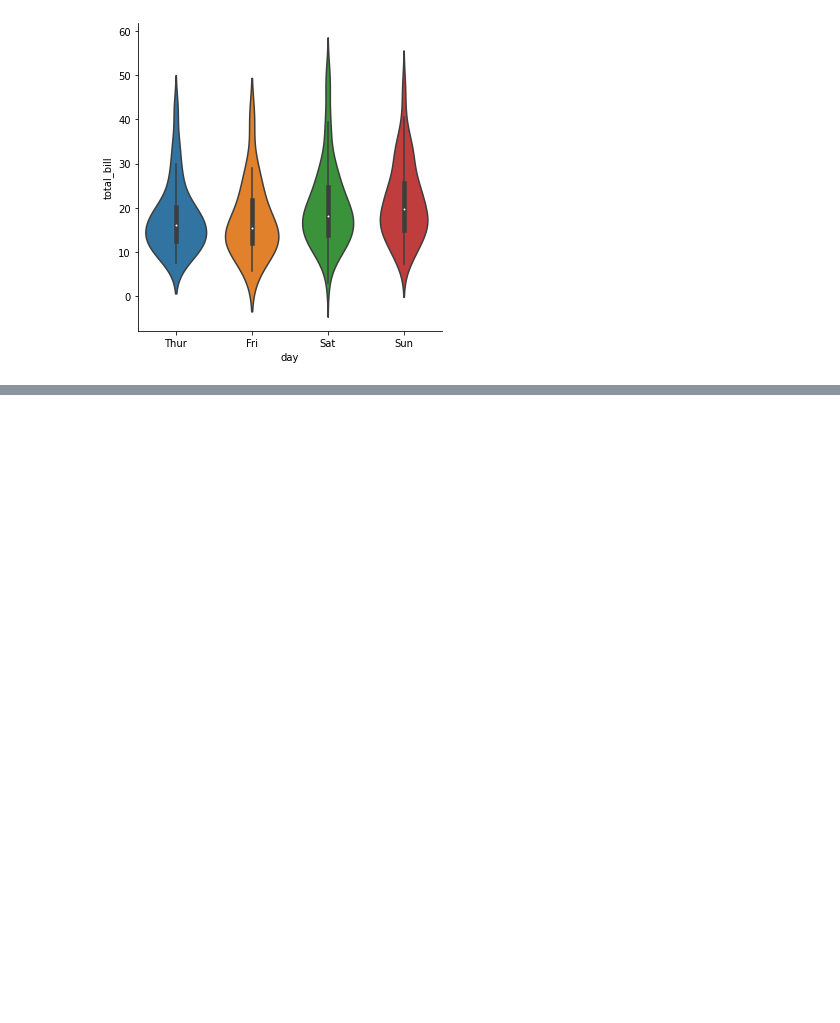
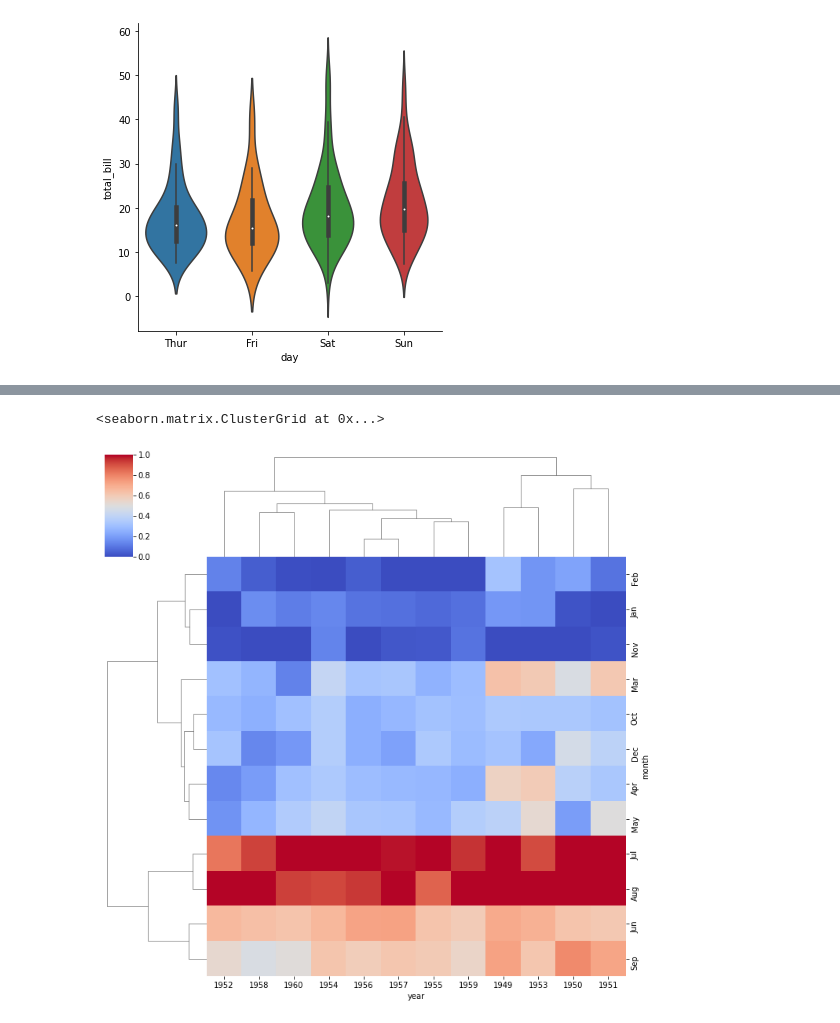
Before and after one commit to lovepreetmultani/python, a Jupyter notebook: Seaborn.ipynb, the cells around one changed output, grey strips where cells are left out. Cells and saved outputs as stored; diff of their text form; code cells hidden in the pictures; blank space fills up the shorter version.

```diff
--- a/Seaborn.ipynb
+++ b/Seaborn.ipynb
@@ -80,0 +109,5 @@ sns.factorplot(x='day', y='total_bill', data=tips, kind='violin')
+# %%
+sns.clustermap(fp,cmap='coolwarm',standard_scale=1)
+# %% [output]
+<seaborn.matrix.ClusterGrid at 0x...>
+[figure, added]
```
Also changed, not shown: parts of 14 cells of this notebook.
